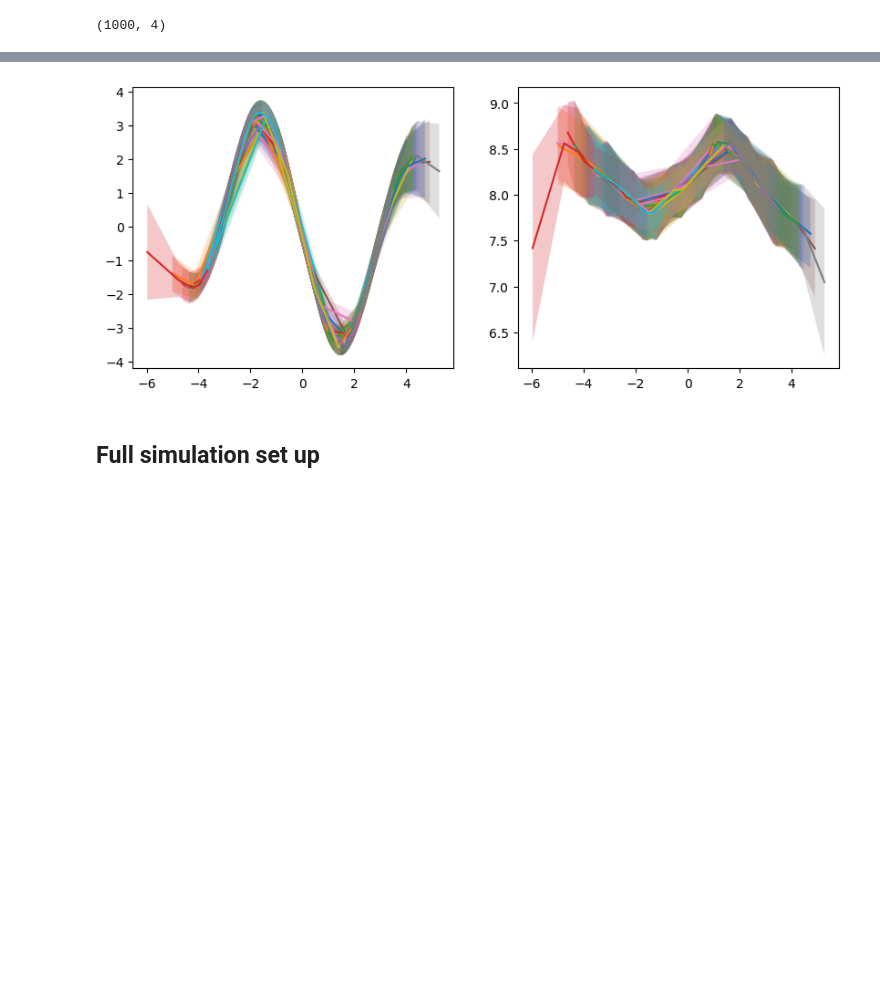
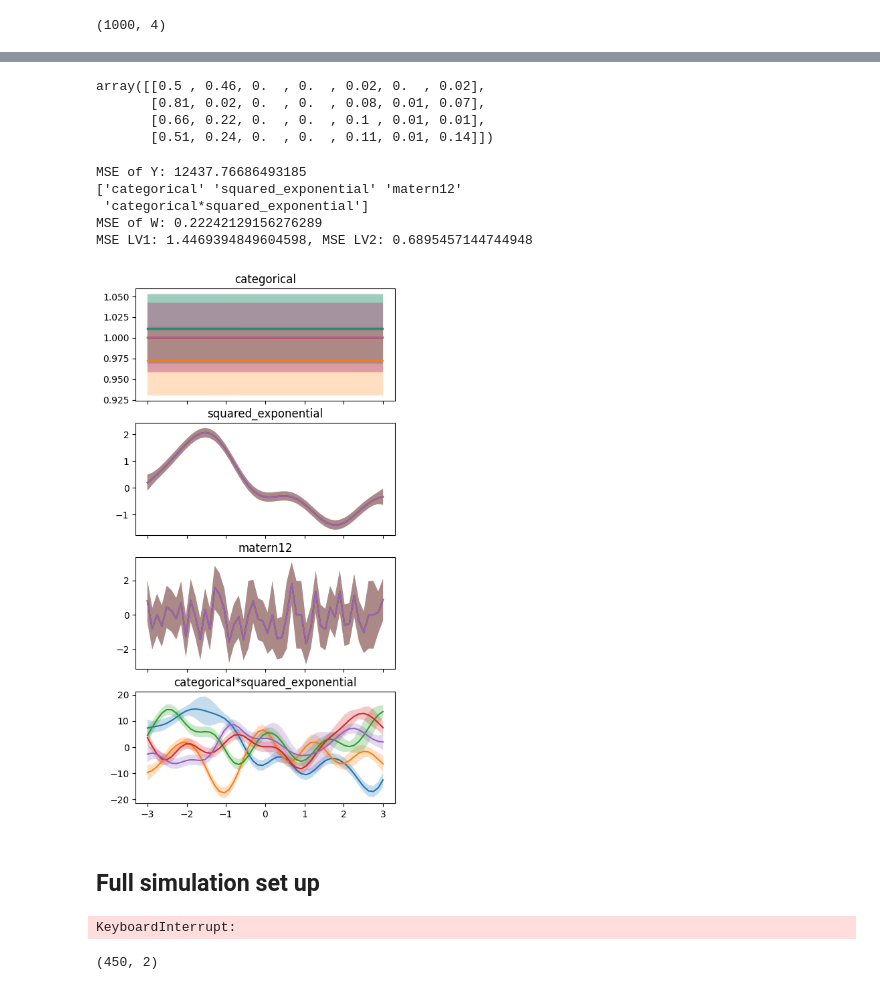
Before and after one commit to omicsEye/waveome, a Jupyter notebook: multioutput/multioutput_simulation.ipynb, the cells around one changed output, grey strips where cells are left out. Saved outputs shown, nothing was run; the diff lists cells and outputs as text; code cells hidden in the pictures; blank space fills up the shorter version.

```diff
--- a/multioutput/multioutput_simulation.ipynb
+++ b/multioutput/multioutput_simulation.ipynb
@@ -23,18 +23,18 @@ w_matrix = np.array([[0.9, 0.1],[0.1, 0.9],[.5, .5], [-.5, -.5]])
 
 
 # Input points
-x_grid = np.linspace(start=-3, stop=3, num=1000).reshape(-1, 1)
-n_obs = 100
+x_grid = np.linspace(start=-3, stop=3, num=2000).reshape(-1, 1)
+n_obs = 20
 
 # Inference in latent space
-np.random.seed(0)
+np.random.seed(9102)
 lrv1 = np.random.multivariate_normal(
     mean=np.zeros_like(x_grid.flatten()),
     cov=k1.K(x_grid),
     size=1
 ).T
 # Just make sin function for now
-lrv1 = np.sin(x_grid).reshape(-1, 1)
+# lrv1 = np.sin(x_grid).reshape(-1, 1)
 
 lrv2 = np.random.multivariate_normal(
     mean=np.zeros_like(x_grid.flatten()),
@@ -402,7 +402,7 @@ for i in range(num_gps):
 k1_ind = gpflow.kernels.SquaredExponential(active_dims=[1])
 k2_ind = kernels.Categorical(active_dims=[0]) * gpflow.kernels.Matern12(variance=1., lengthscales=0.5, active_dims=[1])
 
-x_grid = np.linspace(start=-3, stop=3, num=500).reshape(-1, 1)
+x_grid = np.linspace(start=-3, stop=3, num=50).reshape(-1, 1)
 w_matrix = np.array([[0.9, 0.1],[0.1, 0.9],[.5, .5], [-.5, -.5]])
 ids = np.arange(start=1, stop=6)
 id_grid = np.repeat(ids, len(x_grid)).reshape(-1, 1)
@@ -426,5 +426,5 @@ lrv2_multi = np.random.multivariate_normal(
     size=1
 ).T
 
-multi_y = (w_matrix @ np.concatenate((lrv1_multi, lrv2_multi), axis=1).T).T
-multi_y = np.random.gamma(shape=100., scale=np.exp(multi_y))
+multi_mu = (w_matrix @ np.concatenate((lrv1_multi, lrv2_multi), axis=1).T).T
+multi_y = np.random.gamma(shape=100., scale=np.exp(multi_mu))
@@ -627,34 +685,74 @@ array([ 5975.87441639, 20334.14566707,  5409.76876655,  6014.64557151])
+# %%
+W_norm
+# %% [output]
+array([[0.5 , 0.46, 0.  , 0.  , 0.02, 0.  , 0.02],
+       [0.81, 0.02, 0.  , 0.  , 0.08, 0.01, 0.07],
+       [0.66, 0.22, 0.  , 0.  , 0.1 , 0.01, 0.01],
+       [0.51, 0.24, 0.  , 0.  , 0.11, 0.01, 0.14]])
 # %%
 multi_x_grid_sorted = multi_x_grid[np.argsort(multi_x_grid[:, 1])]
 
 mu_hat, var_hat = cv_out_multi["final_model"].predict_f(multi_x_grid_sorted)#, full_output_cov=True)
+y_hat, y_var_hat = cv_out_multi["final_model"].predict_y(multi_x_grid_sorted)
+
+mse_y = ((multi_y - y_hat.numpy())**2).mean()
+print(f"MSE of Y: {mse_y}")
 
 # "On" processes
 W_ = cv_out_multi["final_model"].kernel.W.numpy()
-keep_gps = np.abs(W_).max(axis=0) > 0.1
+W_norm = (np.abs(W_)/np.abs(W_).sum(axis=1)[:, None]).round(2)
+keep_gps = W_norm.mean(axis=0) > 0.01
+kernel_list = [
+    "categorical", "squared_exponential", "matern12", #"linear",
+    "categorical*squared_exponential", "categorical*matern12"#, "categorical*linear"
+]
+print(np.array(kernel_list)[keep_gps])
+
+# Get Mean Absolute Error
+w_true = np.array(
+    [[0., 0.9, 0., 0., 0.1],
+     [0., 0.1, 0., 0., 0.9],
+     [0., 0.5, 0., 0., 0.5],
+     [0., -0.5, 0., 0., -0.5]]
+)
+
+mse_w = ((w_true - W_ )**2).mean()
+print(f"MSE of W: {mse_w}")
 
 # Get latent mean
-l_mu_hat = mu_hat.numpy() @ np.transpose(np.linalg.pinv(W_[:, keep_gps]))
+l_mu_hat = mu_hat.numpy() @ np.transpose(np.linalg.pinv(W_))[:, keep_gps]
 
 # Center means
 # l_mu_hat = l_mu_hat - tf.math.reduce_mean(l_mu_hat, axis=0)
 
 # Get latent variances
 l_var_hat = np.transpose(np.linalg.pinv((W_[:, keep_gps])**2) @ np.transpose(var_hat))
 
+# Get MSE for each true latent function
+mse_lv1 = ((lrv1_multi - (mu_hat.numpy() @ np.transpose(np.linalg.pinv(W_))[:, 1]))**2).mean()
+mse_lv2 = ((lrv2_multi - (mu_hat.numpy() @ np.transpose(np.linalg.pinv(W_))[:, 4]))**2).mean()
+print(f"MSE LV1: {mse_lv1}, MSE LV2: {mse_lv2}")
+
 # Now plot latents
-figs, axs = plt.subplots(1, sum(keep_gps), figsize=(10,4))
+figs, axs = plt.subplots(sum(keep_gps), 1, figsize=(5,10), sharex=True)
 for i in range(sum(keep_gps)):
     for idx in np.unique(multi_x_grid_sorted[:, 0]):
         axs[i].fill_between(
             x=multi_x_grid_sorted[multi_x_grid_sorted[:, 0] == idx, 1].flatten(),
             y1=l_mu_hat[multi_x_grid_sorted[:, 0] == idx,i] - 1.96*np.sqrt(l_var_hat[multi_x_grid_sorted[:, 0] == idx, i]),
             y2=l_mu_hat[multi_x_grid_sorted[:, 0] == idx,i] + 1.96*np.sqrt(l_var_hat[multi_x_grid_sorted[:, 0] == idx, i]),
             alpha=0.25
         )
         axs[i].plot(multi_x_grid_sorted[multi_x_grid_sorted[:, 0] == idx, 1], l_mu_hat[multi_x_grid_sorted[:, 0] == idx,i])
+
+    axs[i].set_title(np.array(kernel_list)[keep_gps][i])
 # %% [output]
+MSE of Y: 12437.76686493185
+['categorical' 'squared_exponential' 'matern12'
+ 'categorical*squared_exponential']
+MSE of W: 0.22242129156276289
+MSE LV1: 1.4469394849604598, MSE LV2: 0.6895457144744948
-[figure, old version]
+[figure, new version]
 # %% [markdown]
 ## Full simulation set up
 # %%
@@ -731,0 +884,14 @@ def evaluate_fit():
+# %%
+run_sim(num_ids=5, num_obs_per_id=5, random_seed=1)
+# %% [output]
+KeyboardInterrupt:
+# %%
+sim_ops = np.repeat(
+    np.array([[(ni, no) for ni in [10, 50, 100]] for no in [5, 10, 50]]).reshape(-1, 2),
+    50,
+    axis=0
+)
+
+sim_ops.shape
+# %% [output]
+(450, 2)
```
Also changed, not shown: parts of 18 cells of this notebook, 3 other files.
